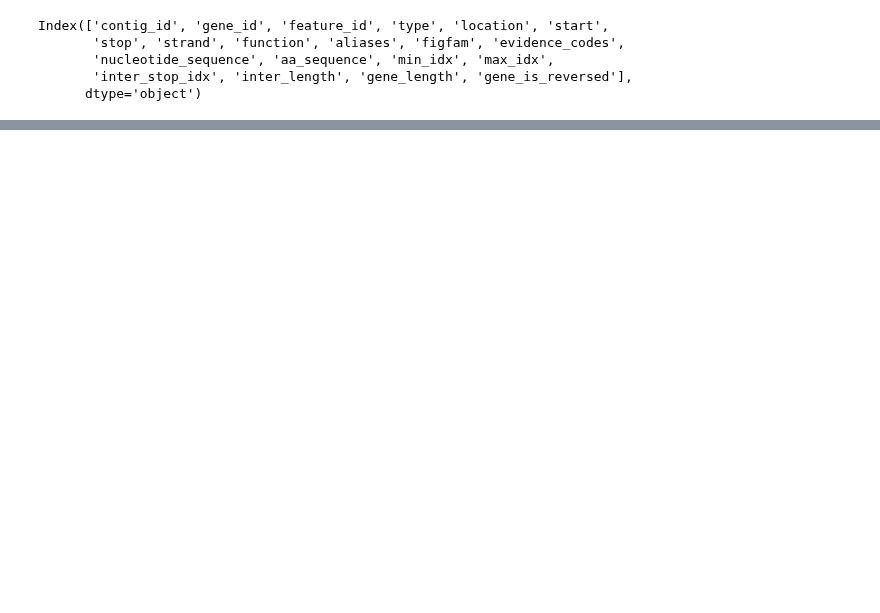
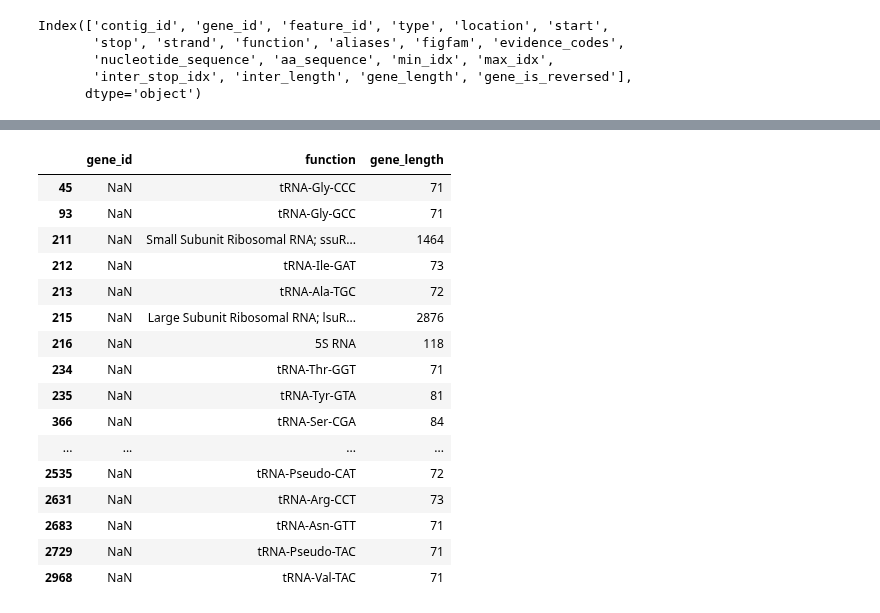
Before and after one commit to wosnat/sep, a Jupyter notebook: snqseq mapping 9313.ipynb, the cells around one changed output, grey strips where cells are left out. Saved outputs shown, nothing was run; the diff lists cells and outputs as text; code cells hidden in the pictures; blank space fills up the shorter version.

```diff
--- a/snqseq mapping 9313.ipynb
+++ b/snqseq mapping 9313.ipynb
@@ -402,0 +108,20 @@ df.nlargest(columns='reads', n=5)
+# %%
+ann_df.loc[ann_df.type == 'rna', ['gene_id', 'function', 'gene_length' ]]
+# %% [output]
+|  | gene_id | function | gene_length |
+| 45 | NaN | tRNA-Gly-CCC | 71 |
+| 93 | NaN | tRNA-Gly-GCC | 71 |
+| 211 | NaN | Small Subunit Ribosomal RNA; ssuR... | 1464 |
+| 212 | NaN | tRNA-Ile-GAT | 73 |
+| 213 | NaN | tRNA-Ala-TGC | 72 |
+| 215 | NaN | Large Subunit Ribosomal RNA; lsuR... | 2876 |
+| 216 | NaN | 5S RNA | 118 |
+| 234 | NaN | tRNA-Thr-GGT | 71 |
+| 235 | NaN | tRNA-Tyr-GTA | 81 |
+| 366 | NaN | tRNA-Ser-CGA | 84 |
+| ... | ... | ... | ... |
+| 2535 | NaN | tRNA-Pseudo-CAT | 72 |
+| 2631 | NaN | tRNA-Arg-CCT | 73 |
+| 2683 | NaN | tRNA-Asn-GTT | 71 |
+| 2729 | NaN | tRNA-Pseudo-TAC | 71 |
+| 2968 | NaN | tRNA-Val-TAC | 71 |
```
Also changed, not shown: parts of 60 cells of this notebook, 3 other files.
